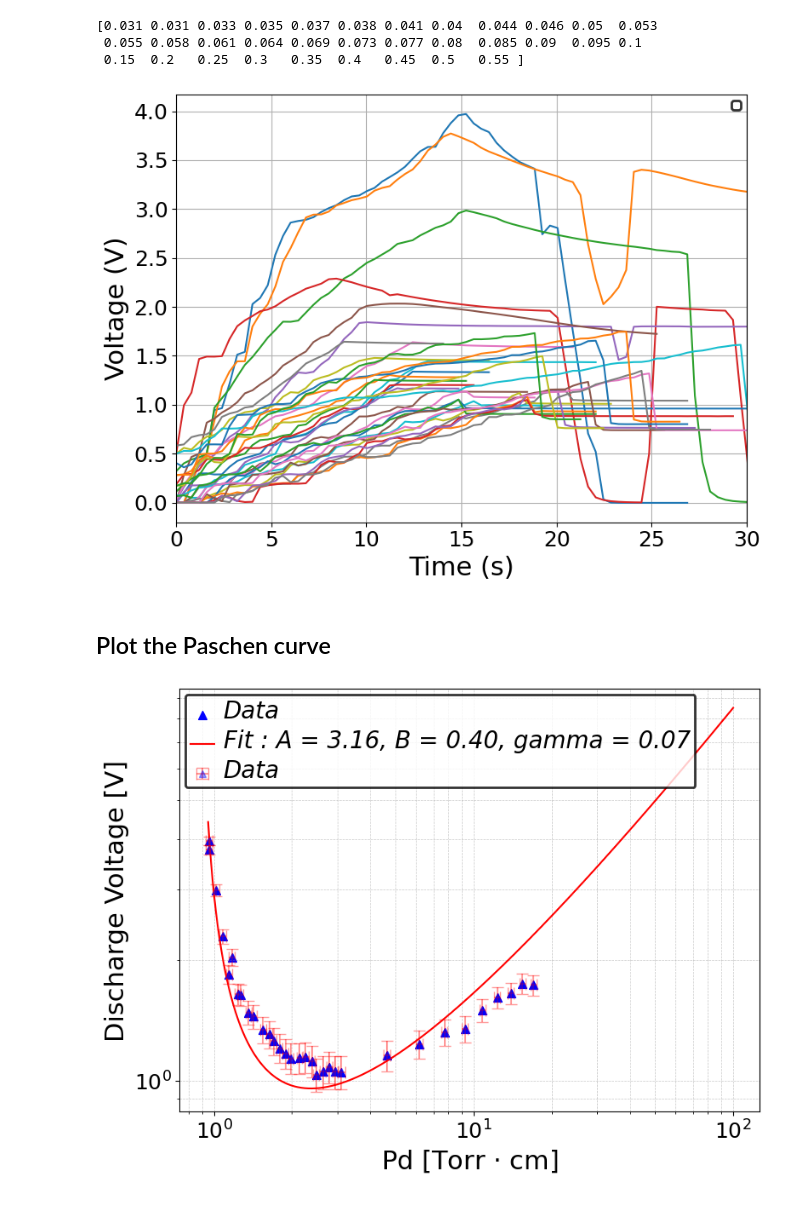
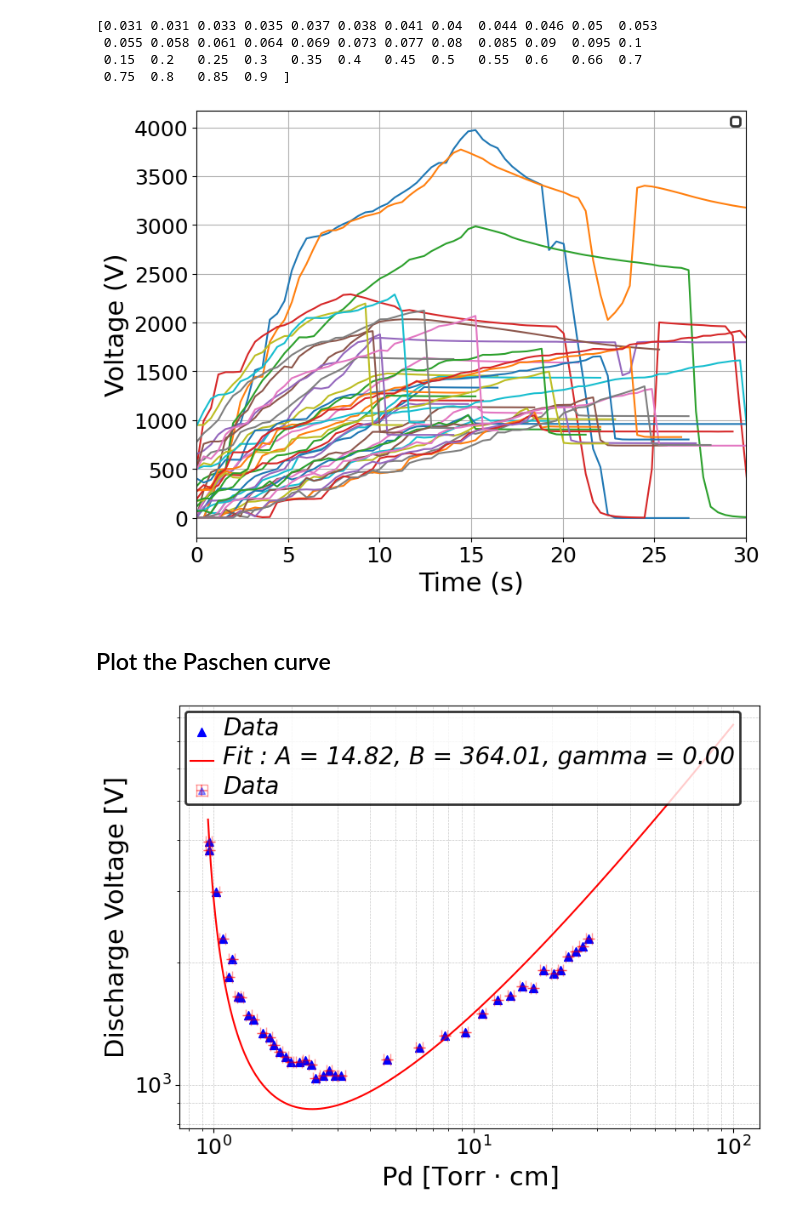
Before and after one commit to ferocitoo/TP3, a Jupyter notebook: TP_Plasma/Discharge_air.ipynb, the cells around one changed output. Cells and saved outputs as stored; diff of their text form; code cells hidden in the pictures.

```diff
--- a/TP_Plasma/Discharge_air.ipynb
+++ b/TP_Plasma/Discharge_air.ipynb
@@ -29,7 +29,7 @@ import pandas as pd
 # %%
 #import datas
 
-N =42
+N =48
 
 #will contain arrays
 Vs = []
@@ -57,6 +57,10 @@ for i in range(1, N+1):
             Air = pd.read_csv(f'/workspaces/TP3/TP_Plasma/Datas/AIR00{i}.CSV', sep=';', decimal='.', header=21, usecols=[0, 1])
         Air_V = Air.iloc[:,0].to_numpy()
         Air_ACVs = Air.iloc[:,1].to_numpy()
+
+        #convert into volts
+        Air_V = Air_V*1000
+
         Vs.append(Air_V)
         ACVs.append(Air_ACVs)
 
@@ -71,13 +75,17 @@ for i in range(1, N+1):
 Ps = np.array(Ps)
 discharge_Vs = np.array(discharge_Vs)
 
+#voltage in V
+Vs
+
 dt = 0.401
 
 print(Ps)
 # %% [output]
 [0.031 0.031 0.033 0.035 0.037 0.038 0.041 0.04  0.044 0.046 0.05  0.053
  0.055 0.058 0.061 0.064 0.069 0.073 0.077 0.08  0.085 0.09  0.095 0.1
- 0.15  0.2   0.25  0.3   0.35  0.4   0.45  0.5   0.55 ]
+ 0.15  0.2   0.25  0.3   0.35  0.4   0.45  0.5   0.55  0.6   0.66  0.7
+ 0.75  0.8   0.85  0.9  ]
 # %%
 #plot
 xlabel = "Time (s)"
@@ -103,7 +111,7 @@ for i in range(len(Vs)):
 u.set_legend_properties(ax)
 plt.show()
 # %% [output]
-[figure, old version]
+[figure, new version]
 # %% [markdown]
 ## Plot the Paschen curve
 # %%
@@ -129,32 +137,38 @@ pd_error = Ps_torr*d_error + Ps_error_torr*d
 #define the function for the fit
 eps = 1e-9  # Petite valeur pour éviter log(0)
 def fit(pd, A, B, gamma):
+    log_term = np.log(A * pd)
+    inner_log = np.log(1 + 1/gamma)
+
+    if np.any(log_term - np.log(inner_log) <= 0):  # Empêcher division par zéro ou log négatif
+        return np.inf
+
     return B * pd / (np.log(A * pd + eps) - np.log(np.log(1 + 1/gamma) + eps))
 
 
 
 
 #plot all the datas except the first 6 values (too high discharge voltage)
 ax,fig = u.create_figure_and_apply_format((8,6),xlabel=r"Pd [Torr $\cdot$ cm]", ylabel="Discharge Voltage [V]")
 
 ax.scatter(Ps_torr*d, discharge_Vs, label='Data', color='blue',marker = '^',s=50)
 ax.errorbar(Ps_torr*d, discharge_Vs, xerr=pd_error, yerr=0.1, fmt='^', label='Data', color='blue', ecolor='red', capsize=5, alpha=0.4)
 
 #now make a fit
-popt, pcov = curve_fit(fit, Ps_torr*d, discharge_Vs, p0=[15,365,1], maxfev=1000000)
+popt, pcov = curve_fit(fit, Ps_torr*d, discharge_Vs, p0=[15,365,0.5],bounds = ([14,364,0], [16, 366, 0.6]))
 
 #plot the fit
 pd_fit = np.logspace(0,100,100000)
 pd_fit = np.linspace(0.95, 100, 100000)
 ax.plot(pd_fit, fit(pd_fit, *popt), label=f'Fit : A = {popt[0]:.2f}, B = {popt[1]:.2f}, gamma = {popt[2]:.2f}', color='red')
 
 ax.set_xscale('log')
 ax.set_yscale('log')
 
 u.set_legend_properties(ax,loc="upper left")
 
 plt.grid(True, which="both", linestyle="--", linewidth=0.5, alpha=0.7)
 
 plt.show()
 # %% [output]
-[figure, old version]
+[figure, new version]
```
